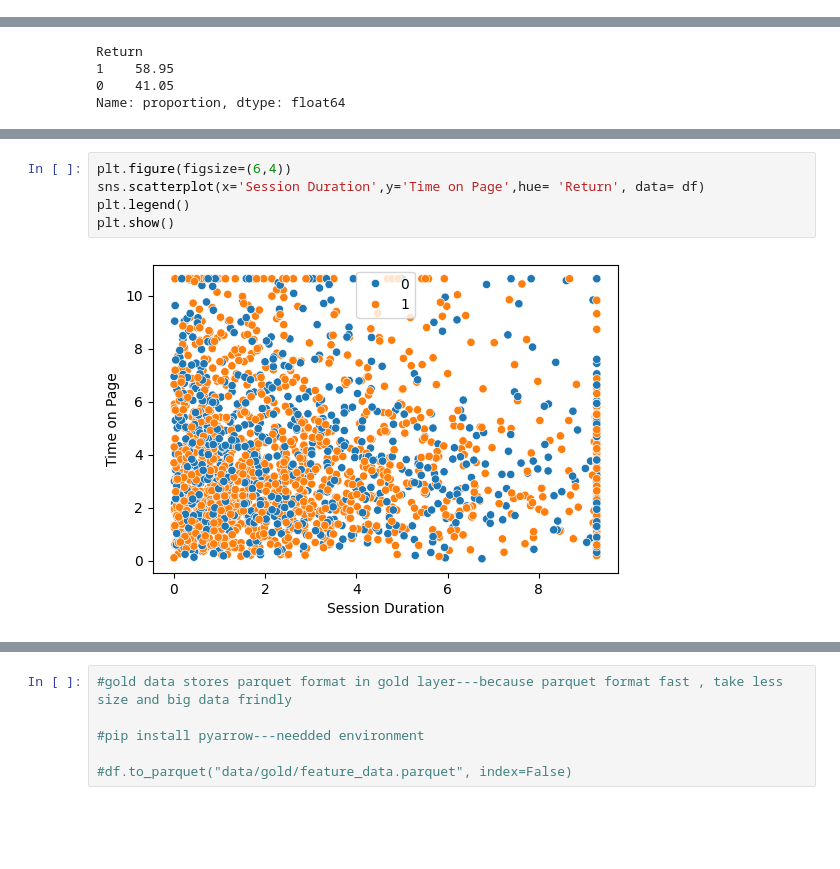
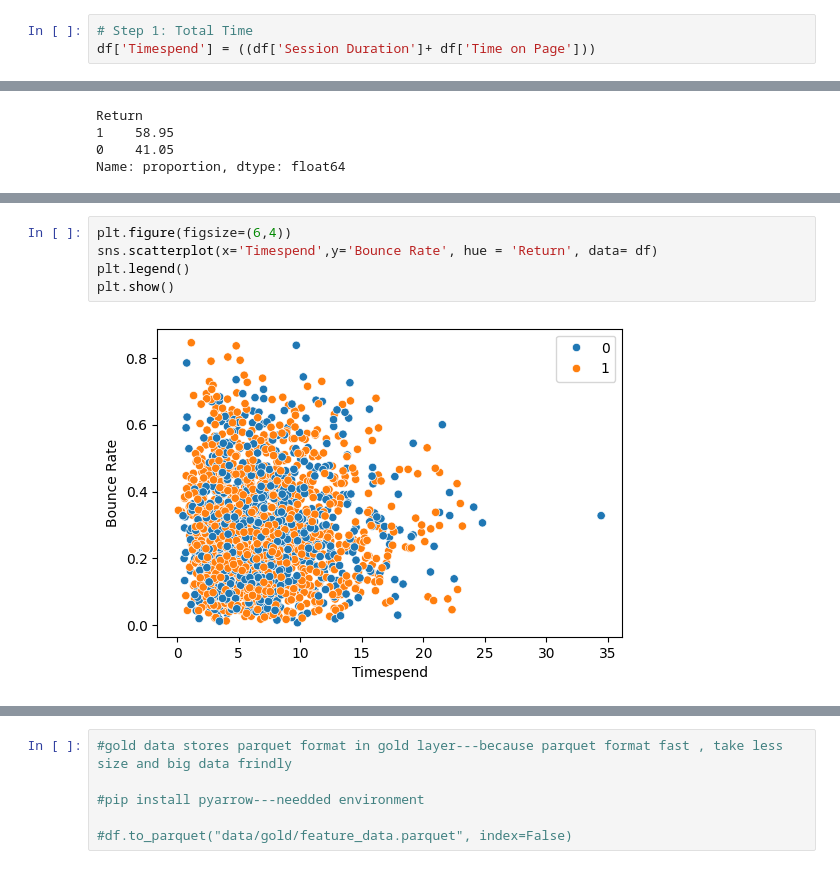
Before and after one commit to Himanshutiwari321/User-Return-Prediction---Startup---ML, a Jupyter notebook: notebooks/03_feature.ipynb, the cells around one changed output, grey strips where cells are left out. Drawn from its saved outputs; the diff is of its cells as text; blank space fills up the shorter version.

```diff
--- a/notebooks/03_feature.ipynb
+++ b/notebooks/03_feature.ipynb
@@ -28,3 +28,6 @@ df.describe()
 # %%
 #Average time spend on per page by user
 df["Avg Time Per Page"] = df["Time on Page"] / df["Page Views"]
+# %%
+# Step 1: Total Time
+df['Timespend'] = ((df['Session Duration']+ df['Time on Page']))
@@ -52,7 +92,7 @@ Name: proportion, dtype: float64
 # %%
 plt.figure(figsize=(6,4))
-sns.scatterplot(x='Session Duration',y='Time on Page',hue= 'Return', data= df)
+sns.scatterplot(x='Timespend',y='Bounce Rate', hue = 'Return', data= df)
 plt.legend()
 plt.show()
 # %% [output]
-[figure, old version]
+[figure, new version]
```
Also changed, not shown: parts of 11 cells of this notebook, 5 other files.
